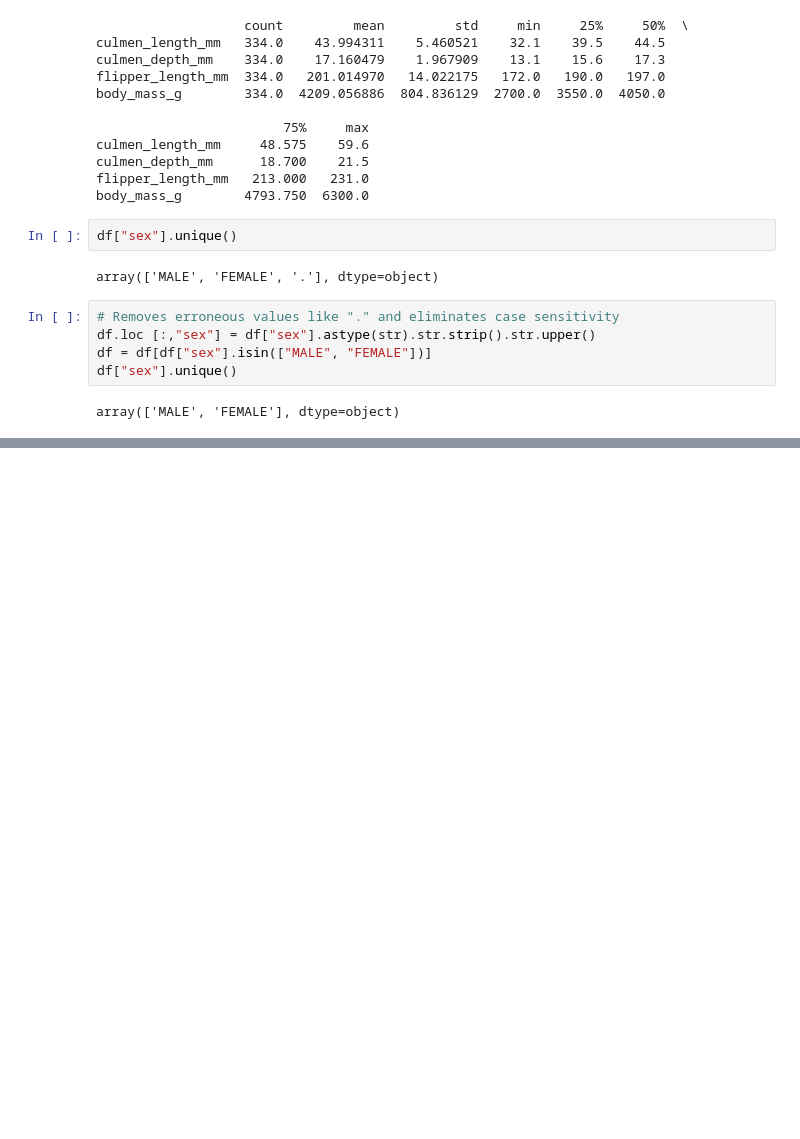
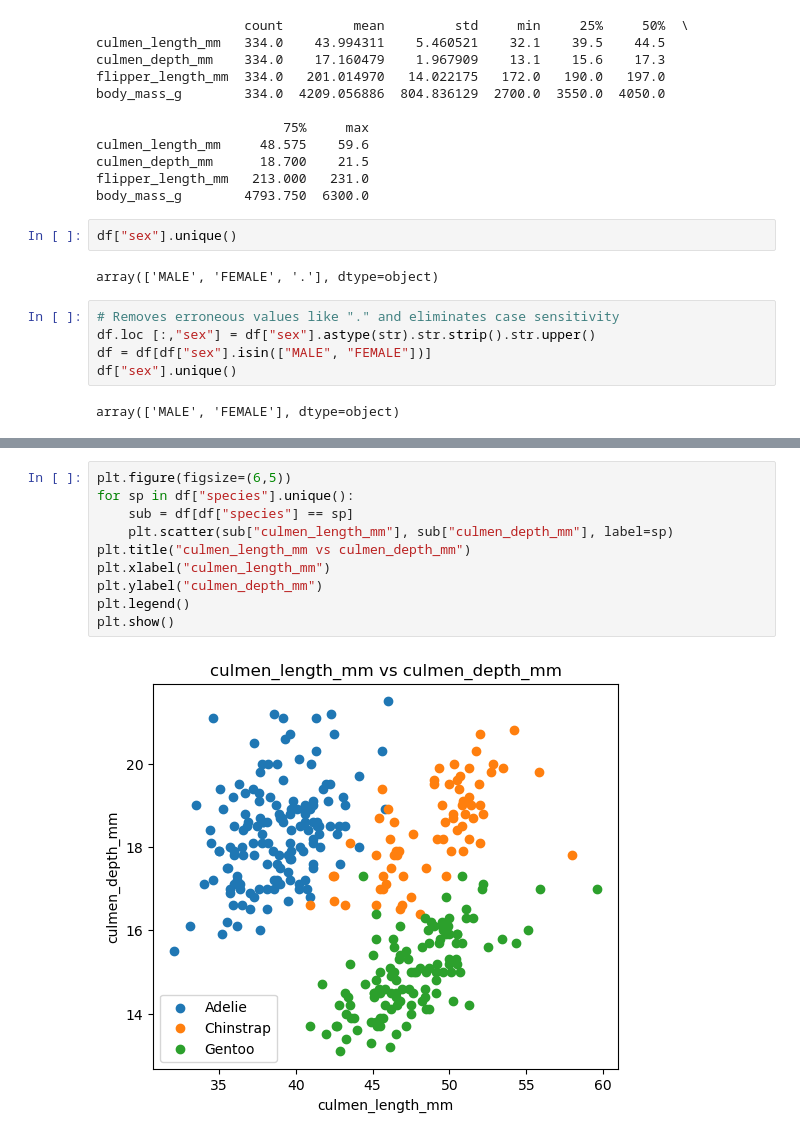
Before and after one commit to mehmetemin-htpoglu/penguin-model-, a Jupyter notebook: penguin.ipynb, the cells around one changed output, grey strips where cells are left out. Saved outputs shown, nothing was run; the diff lists cells and outputs as text; blank space fills up the shorter version.

```diff
--- a/penguin.ipynb
+++ b/penguin.ipynb
@@ -111,0 +167,12 @@ array(['MALE', 'FEMALE'], dtype=object)
+# %%
+plt.figure(figsize=(6,5))
+for sp in df["species"].unique():
+    sub = df[df["species"] == sp]
+    plt.scatter(sub["culmen_length_mm"], sub["culmen_depth_mm"], label=sp)
+plt.title("culmen_length_mm vs culmen_depth_mm")
+plt.xlabel("culmen_length_mm")
+plt.ylabel("culmen_depth_mm")
+plt.legend()
+plt.show()
+# %% [output]
+[figure, added]
```
Also changed, not shown: parts of 6 cells of this notebook.
